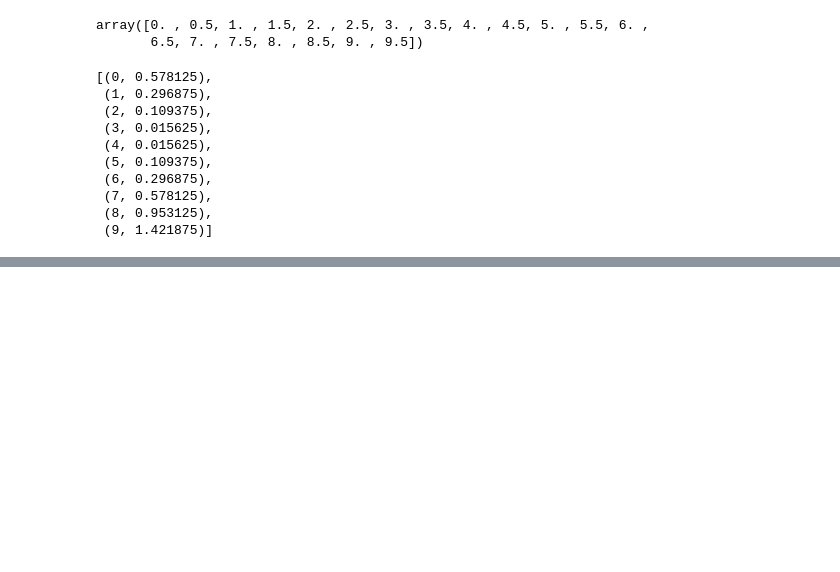
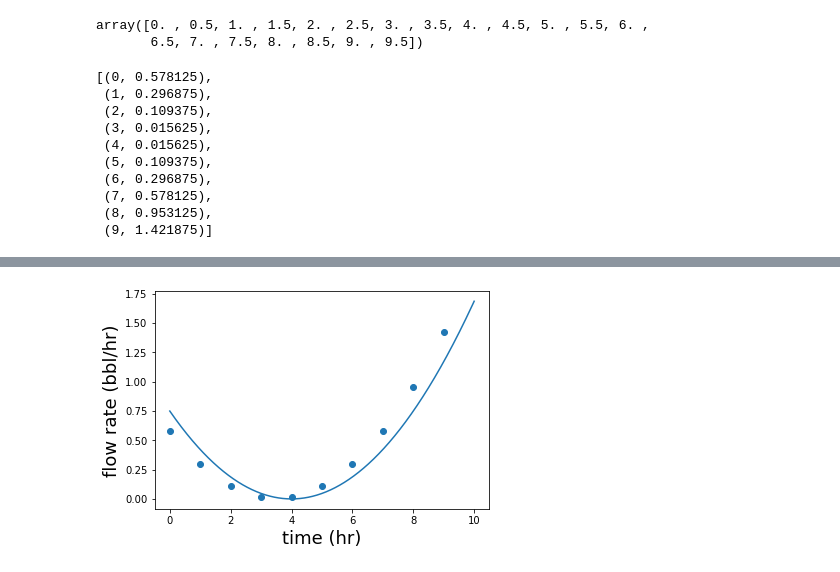
Before and after one commit to Sakurajima-sight/Mathematics-for-programmers-Python, a Jupyter notebook: Chapter 08/Untitled.ipynb, the cells around one changed output, grey strips where cells are left out. Saved outputs shown, nothing was run; the diff lists cells and outputs as text; code cells hidden in the pictures; blank space fills up the shorter version.

```diff
--- a/Chapter 08/Untitled.ipynb
+++ b/Chapter 08/Untitled.ipynb
@@ -99,0 +110,5 @@ interval_flow_rates(volume,0,10,1)
+# %%
+plot_flow_rate(flow_rate,0,10)
+plot_interval_flow_rates(volume,0,10,1)
+# %% [output]
+[figure, added]
```
Also changed, not shown: parts of 16 cells of this notebook.
